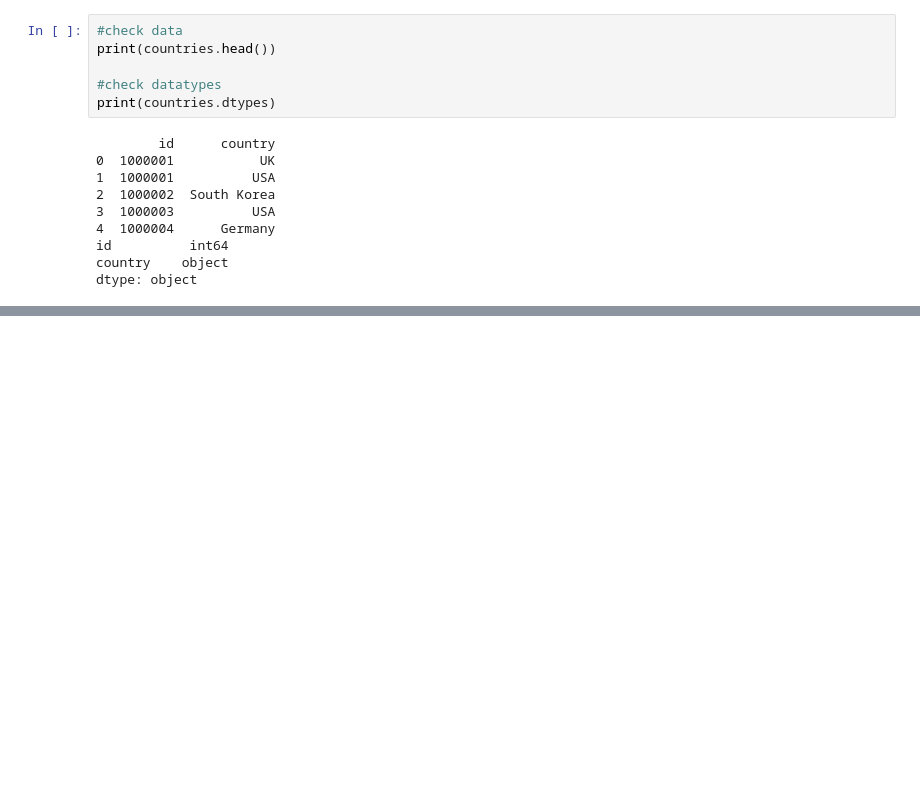
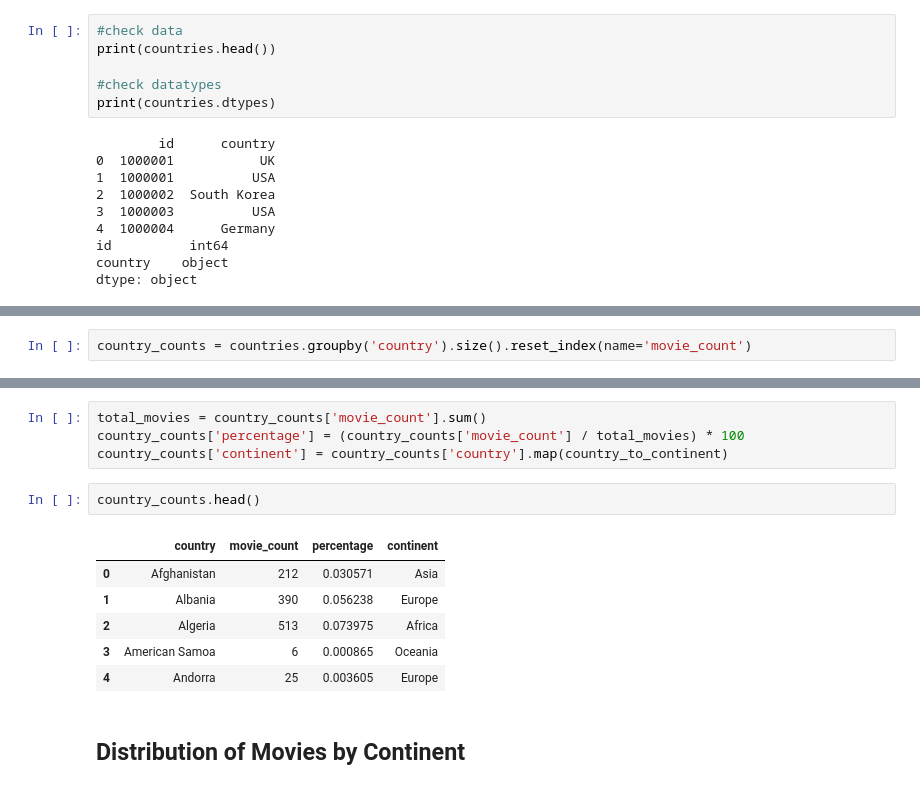
Before and after one commit to DasGewuerz/htw_letterboxd, a Jupyter notebook: letterboxd.ipynb, the cells around one changed output, grey strips where cells are left out. Saved outputs shown, nothing was run; the diff lists cells and outputs as text; blank space fills up the shorter version.

```diff
--- a/letterboxd.ipynb
+++ b/letterboxd.ipynb
@@ -631,0 +603,2 @@ plt.show()
+# %%
+country_counts = countries.groupby('country').size().reset_index(name='movie_count')
@@ -631,0 +911,15 @@ plt.show()
+# %%
+total_movies = country_counts['movie_count'].sum()
+country_counts['percentage'] = (country_counts['movie_count'] / total_movies) * 100
+country_counts['continent'] = country_counts['country'].map(country_to_continent)
+# %%
+country_counts.head()
+# %% [output]
+|  | country | movie_count | percentage | continent |
+| 0 | Afghanistan | 212 | 0.030571 | Asia |
+| 1 | Albania | 390 | 0.056238 | Europe |
+| 2 | Algeria | 513 | 0.073975 | Africa |
+| 3 | American Samoa | 6 | 0.000865 | Oceania |
+| 4 | Andorra | 25 | 0.003605 | Europe |
+# %% [markdown]
+## Distribution of Movies by Continent
```
Also changed, not shown: parts of 63 cells of this notebook.
